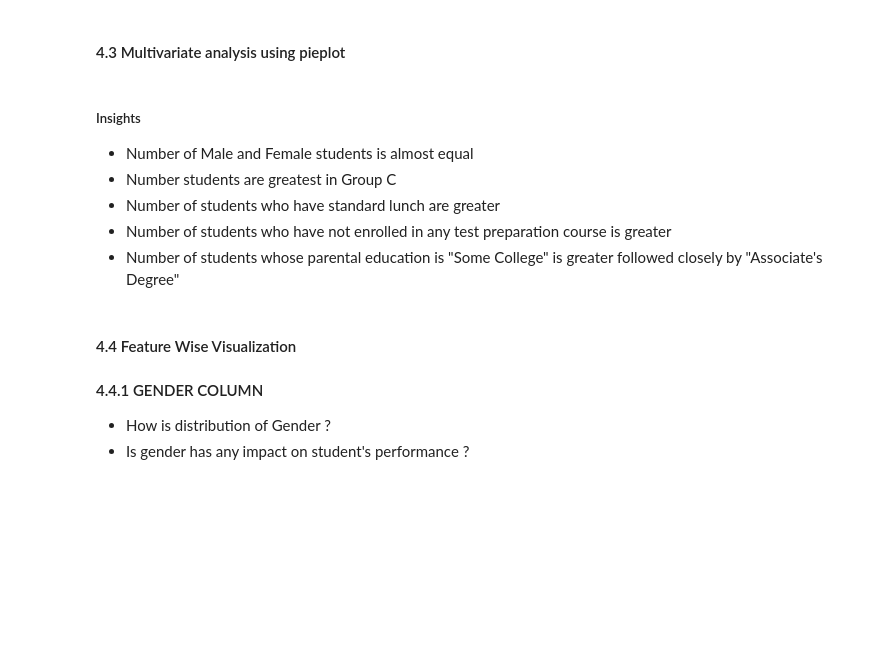
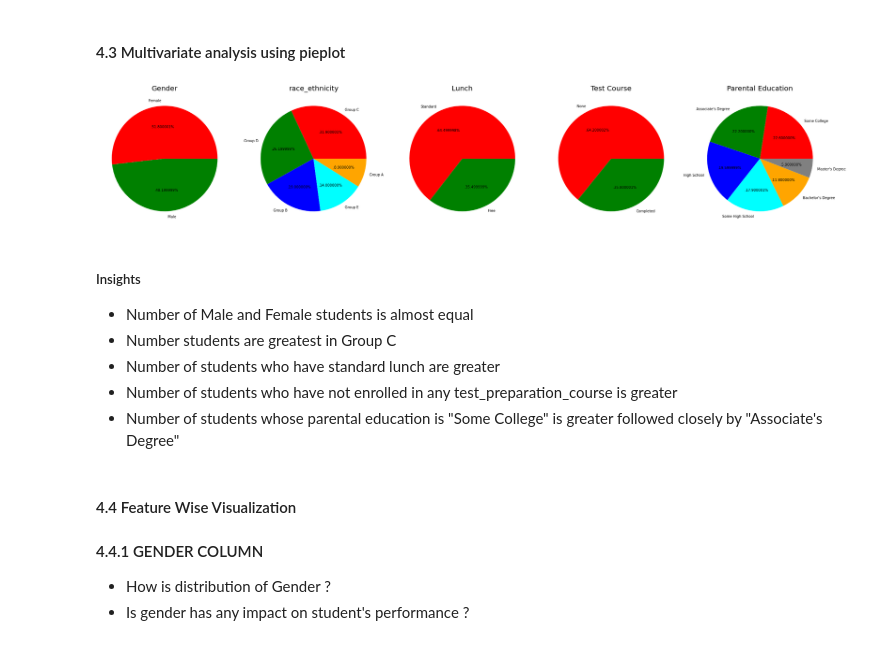
Before and after one commit to dween46/Student-performance-prediction-End-to-end-ML-project, a Jupyter notebook: notebook/1 . EDA STUDENT PERFORMANCE .ipynb, the cells around one changed output. Saved outputs shown, nothing was run; the diff lists cells and outputs as text; code cells hidden in the pictures; blank space fills up the shorter version.

```diff
--- a/notebook/1 . EDA STUDENT PERFORMANCE .ipynb
+++ b/notebook/1 . EDA STUDENT PERFORMANCE .ipynb
@@ -346,12 +352,12 @@ plt.axis('off')
 
 
 plt.subplot(1, 5, 2)
-size = df['race/ethnicity'].value_counts()
+size = df['race_ethnicity'].value_counts()
 labels = 'Group C', 'Group D','Group B','Group E','Group A'
 color = ['red', 'green', 'blue', 'cyan','orange']
 
 plt.pie(size, colors = color,labels = labels,autopct = '.%2f%%')
-plt.title('Race/Ethnicity', fontsize = 20)
+plt.title('race_ethnicity', fontsize = 20)
 plt.axis('off')
 
 
@@ -361,41 +367,43 @@ size = df['lunch'].value_counts()
 labels = 'Standard', 'Free'
 color = ['red','green']
 
 plt.pie(size, colors = color,labels = labels,autopct = '.%2f%%')
 plt.title('Lunch', fontsize = 20)
 plt.axis('off')
 
 
 plt.subplot(1, 5, 4)
-size = df['test preparation course'].value_counts()
+size = df['test_preparation_course'].value_counts()
 labels = 'None', 'Completed'
 color = ['red','green']
 
 plt.pie(size, colors = color,labels = labels,autopct = '.%2f%%')
 plt.title('Test Course', fontsize = 20)
 plt.axis('off')
 
 
 plt.subplot(1, 5, 5)
-size = df['parental level of education'].value_counts()
+size = df['parental_level_of_education'].value_counts()
 labels = 'Some College', "Associate's Degree",'High School','Some High School',"Bachelor's Degree","Master's Degree"
 color = ['red', 'green', 'blue', 'cyan','orange','grey']
 
 plt.pie(size, colors = color,labels = labels,autopct = '.%2f%%')
 plt.title('Parental Education', fontsize = 20)
 plt.axis('off')
 
 
 plt.tight_layout()
 plt.grid()
 
 plt.show()
+# %% [output]
+[figure, added]
 # %% [markdown]
 #####  Insights
 - Number of Male and Female students is almost equal
 - Number students are greatest in Group C
 - Number of students who have standard lunch are greater
-- Number of students who have not enrolled in any test preparation course is greater
+- Number of students who have not enrolled in any test_preparation_course is greater
 - Number of students whose parental education is "Some College" is greater followed closely by "Associate's Degree"
 # %% [markdown]
 #### 4.4 Feature Wise Visualization
```
Also changed, not shown: parts of 22 cells of this notebook, 3 other files.
